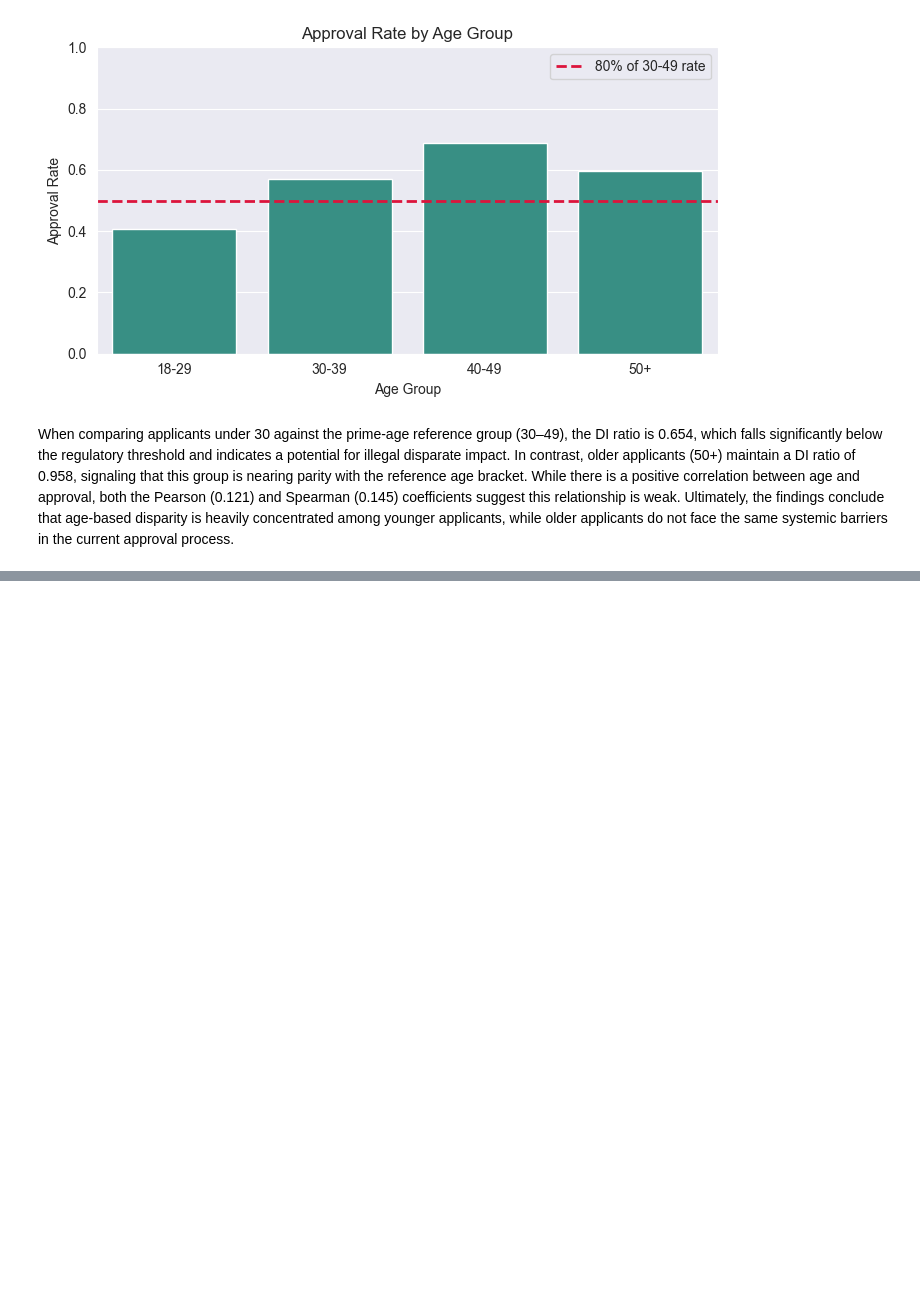
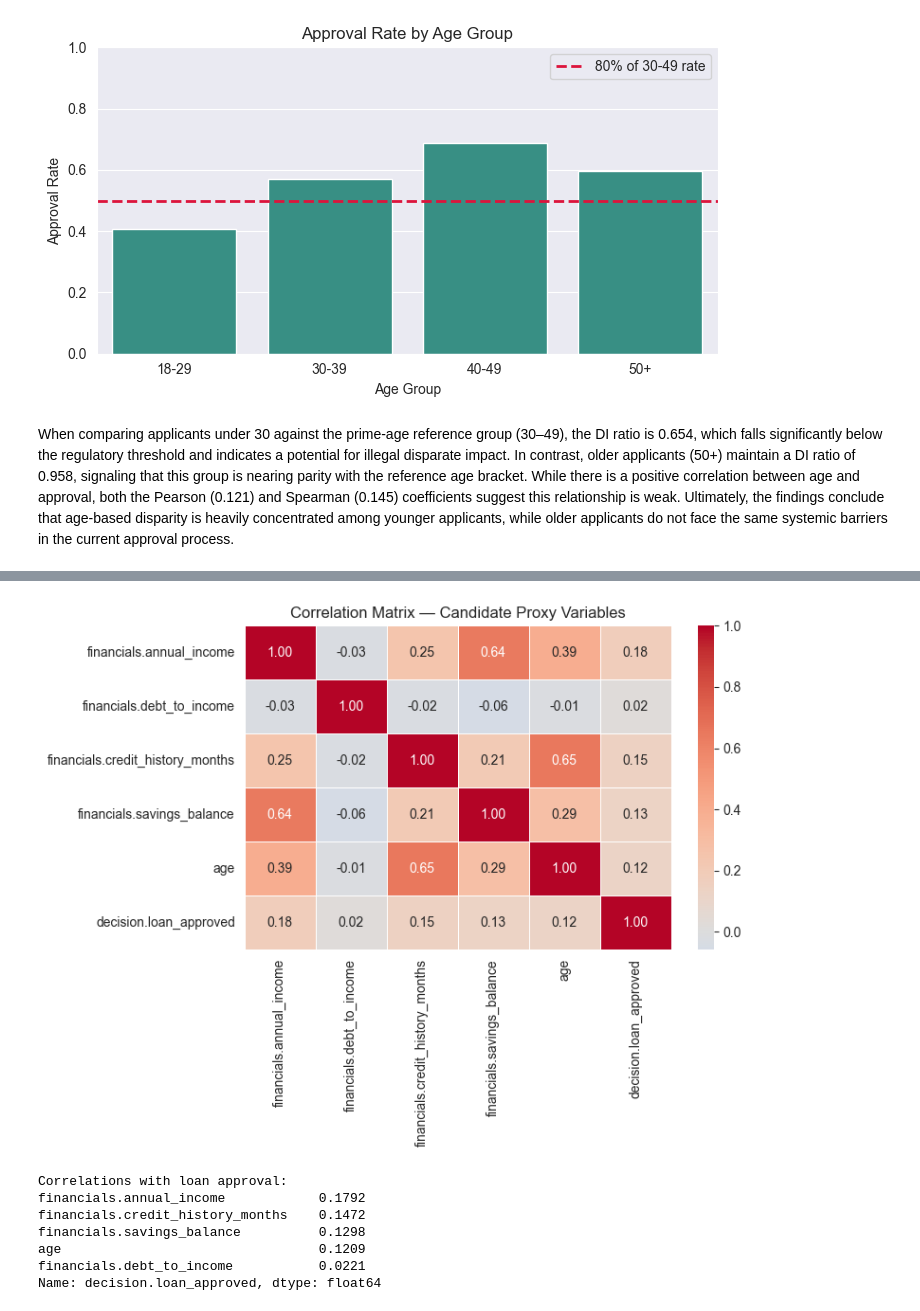
Before and after one commit to hazalaksu/dego-project-team7, a Jupyter notebook: notebooks/02-bias-analysis.ipynb, the cells around one changed output, grey strips where cells are left out. Cells and saved outputs as stored; diff of their text form; code cells hidden in the pictures; blank space fills up the shorter version.

Commit message:
- Correlation matrix for proxy variables - Zip Code proxy analysis

```diff
--- a/notebooks/02-bias-analysis.ipynb
+++ b/notebooks/02-bias-analysis.ipynb
@@ -224,0 +229,17 @@ When comparing applicants under 30 against the prime-age reference group (30–4
+# %%
+# 3.0 Correlation matrix (quick screening of proxy candidates)
+corr_vars = [
+    "financials.annual_income",
+    "financials.debt_to_income",
+    "financials.credit_history_months",
+    "financials.savings_balance",
+    "age",
+    "decision.loan_approved",
+]
+
+corr_df = df[corr_vars].copy()
+corr_df["decision.loan_approved"] = corr_df["decision.loan_approved"].astype(int)
+corr_df["age"] = pd.to_numeric(corr_df["age"], errors="coerce")
+
+corr_matrix = corr_df.corr(numeric_only=True).round(4)
+corr_matrix
@@ -224,0 +254,30 @@ When comparing applicants under 30 against the prime-age reference group (30–4
+# %%
+# Correlation heatmap + ranking vs approval
+plt.figure(figsize=(8, 6))
+sns.heatmap(
+    corr_matrix,
+    annot=True,
+    cmap="coolwarm",
+    center=0,
+    fmt=".2f",
+    linewidths=0.5,
+)
+plt.title("Correlation Matrix — Candidate Proxy Variables")
+plt.tight_layout()
+plt.show()
+
+print("Correlations with loan approval:")
+print(
+    corr_matrix["decision.loan_approved"]
+    .drop("decision.loan_approved")
+    .sort_values(ascending=False)
+)
+# %% [output]
+[figure, added]
+Correlations with loan approval:
+financials.annual_income            0.1792
+financials.credit_history_months    0.1472
+financials.savings_balance          0.1298
+age                                 0.1209
+financials.debt_to_income           0.0221
+Name: decision.loan_approved, dtype: float64
```
Also changed, not shown: parts of 6 cells of this notebook.
